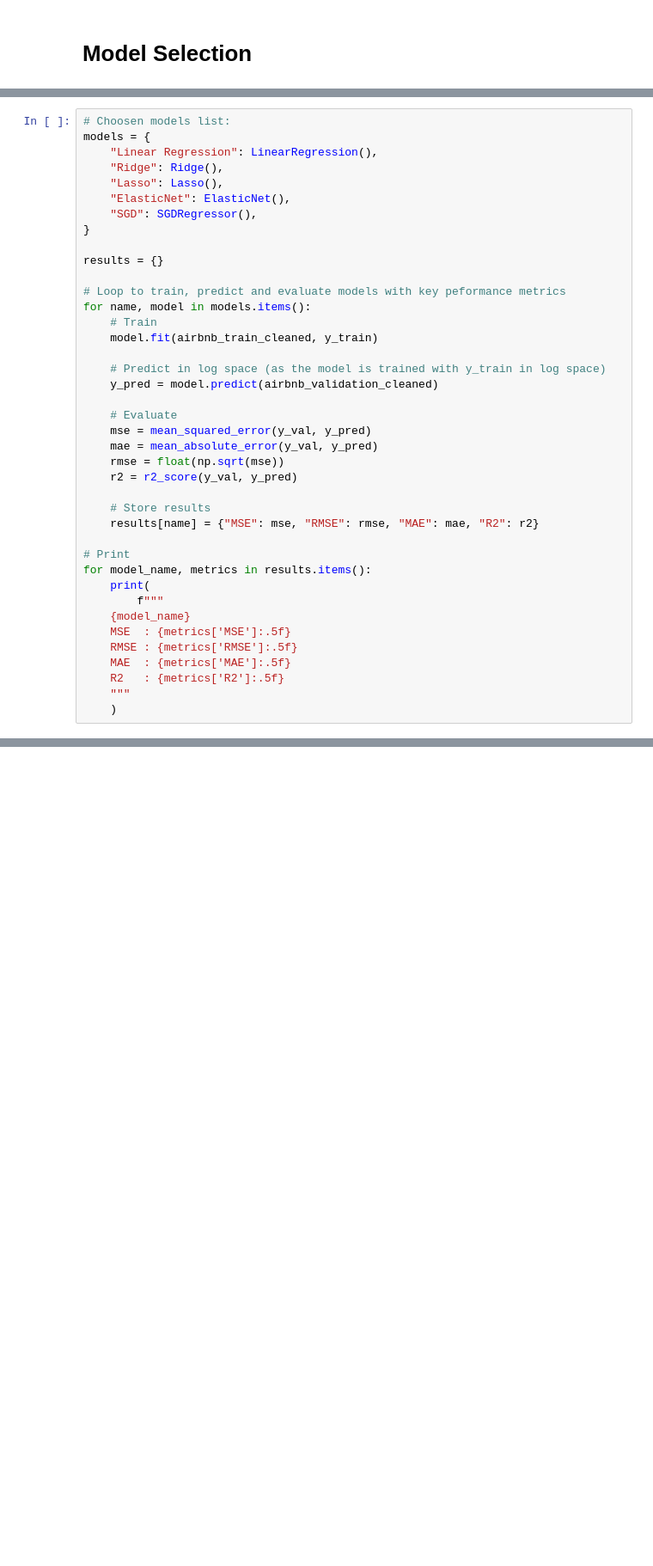
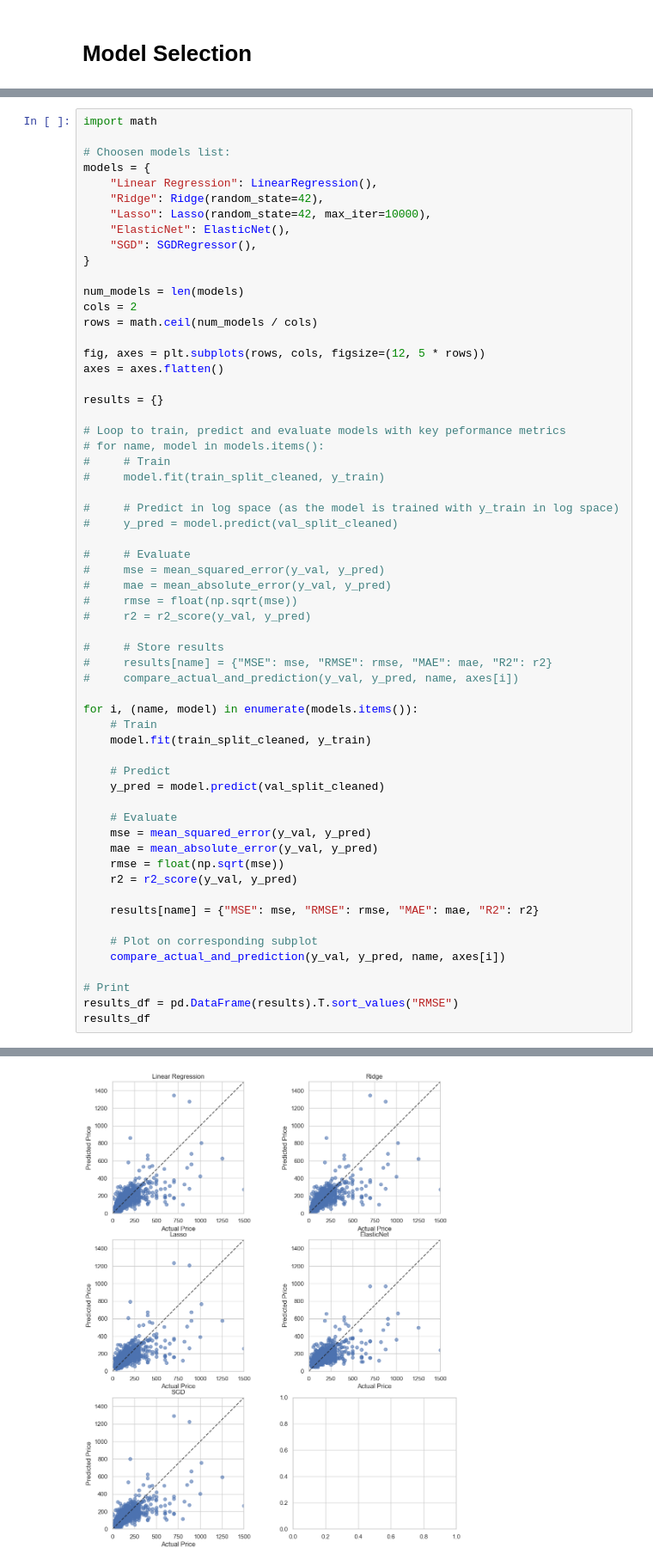
Before and after one commit to LocLe611/melbourne_airbnb-price-listing-predictions, a Jupyter notebook: main.ipynb, the cells around one changed output, grey strips where cells are left out. Shown at 86% size. Saved outputs shown, nothing was run; the diff lists cells and outputs as text; blank space fills up the shorter version.

```diff
--- a/main.ipynb
+++ b/main.ipynb
@@ -653,22 +972,48 @@ from sklearn.metrics import mean_squared_error, r2_score, mean_absolute_error
 # %%
+import math
+
 # Choosen models list:
 models = {
     "Linear Regression": LinearRegression(),
-    "Ridge": Ridge(),
-    "Lasso": Lasso(),
+    "Ridge": Ridge(random_state=42),
+    "Lasso": Lasso(random_state=42, max_iter=10000),
     "ElasticNet": ElasticNet(),
     "SGD": SGDRegressor(),
 }
 
+num_models = len(models)
+cols = 2
+rows = math.ceil(num_models / cols)
+
+fig, axes = plt.subplots(rows, cols, figsize=(12, 5 * rows))
+axes = axes.flatten()
+
 results = {}
 
 # Loop to train, predict and evaluate models with key peformance metrics
-for name, model in models.items():
+# for name, model in models.items():
+#     # Train
+#     model.fit(train_split_cleaned, y_train)
+
+#     # Predict in log space (as the model is trained with y_train in log space)
+#     y_pred = model.predict(val_split_cleaned)
+
+#     # Evaluate
+#     mse = mean_squared_error(y_val, y_pred)
+#     mae = mean_absolute_error(y_val, y_pred)
+#     rmse = float(np.sqrt(mse))
+#     r2 = r2_score(y_val, y_pred)
+
+#     # Store results
+#     results[name] = {"MSE": mse, "RMSE": rmse, "MAE": mae, "R2": r2}
+#     compare_actual_and_prediction(y_val, y_pred, name, axes[i])
+
+for i, (name, model) in enumerate(models.items()):
     # Train
-    model.fit(airbnb_train_cleaned, y_train)
+    model.fit(train_split_cleaned, y_train)
 
-    # Predict in log space (as the model is trained with y_train in log space)
-    y_pred = model.predict(airbnb_validation_cleaned)
+    # Predict
+    y_pred = model.predict(val_split_cleaned)
 
     # Evaluate
     mse = mean_squared_error(y_val, y_pred)
@@ -676,18 +1021,12 @@ for name, model in models.items():
     rmse = float(np.sqrt(mse))
     r2 = r2_score(y_val, y_pred)
 
-    # Store results
     results[name] = {"MSE": mse, "RMSE": rmse, "MAE": mae, "R2": r2}
 
+    # Plot on corresponding subplot
+    compare_actual_and_prediction(y_val, y_pred, name, axes[i])
+
 # Print
-for model_name, metrics in results.items():
-    print(
-        f"""
-    {model_name}
-    MSE  : {metrics['MSE']:.5f}
-    RMSE : {metrics['RMSE']:.5f}
-    MAE  : {metrics['MAE']:.5f}
-    R2   : {metrics['R2']:.5f}
-    """
-    )
+results_df = pd.DataFrame(results).T.sort_values("RMSE")
+results_df
 # %% [output]
@@ -711 +1039,2 @@ for model_name, metrics in results.items():
+[figure, added]
 # %% [markdown]
```
Also changed, not shown: parts of 53 cells of this notebook, 4 other files.
